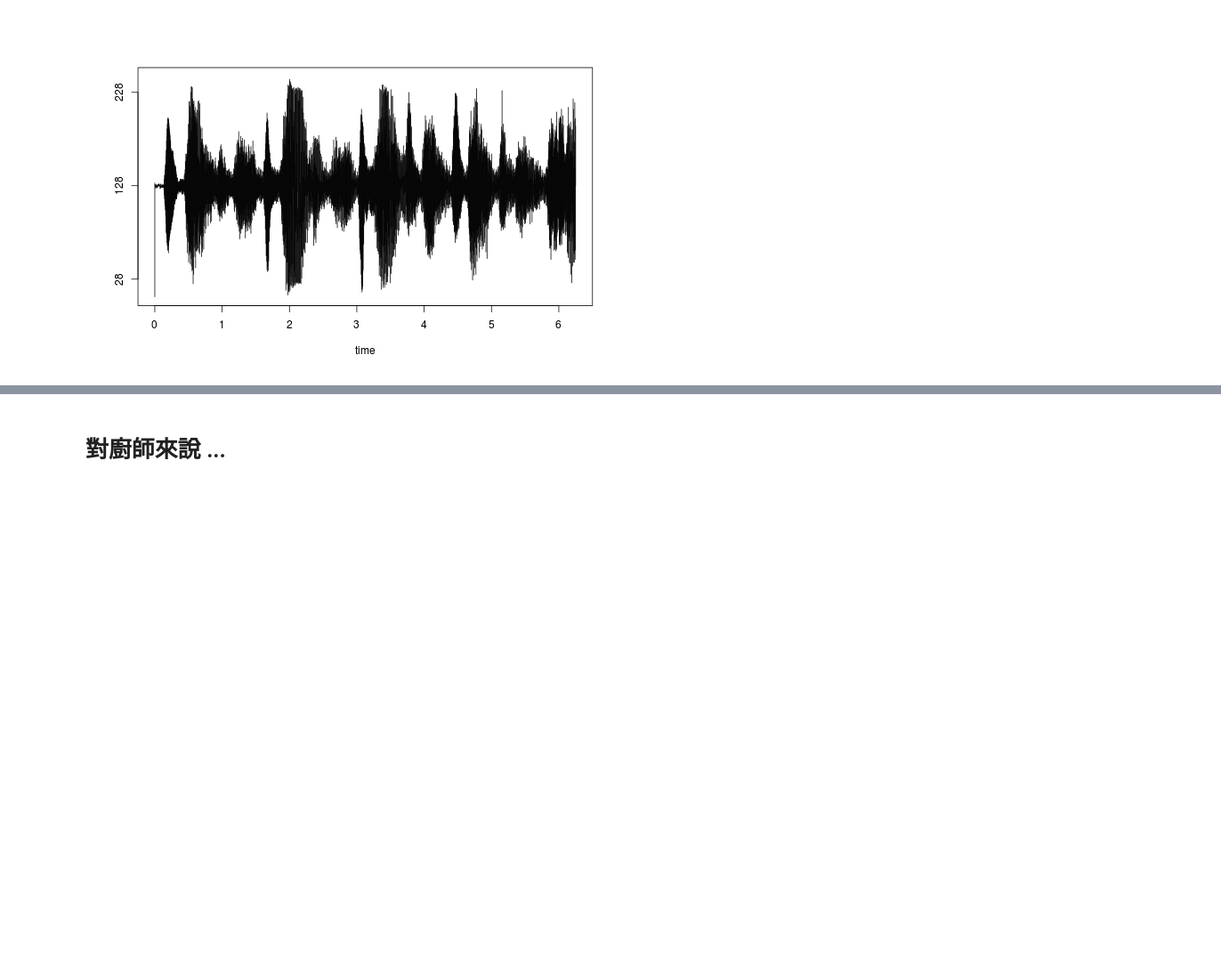
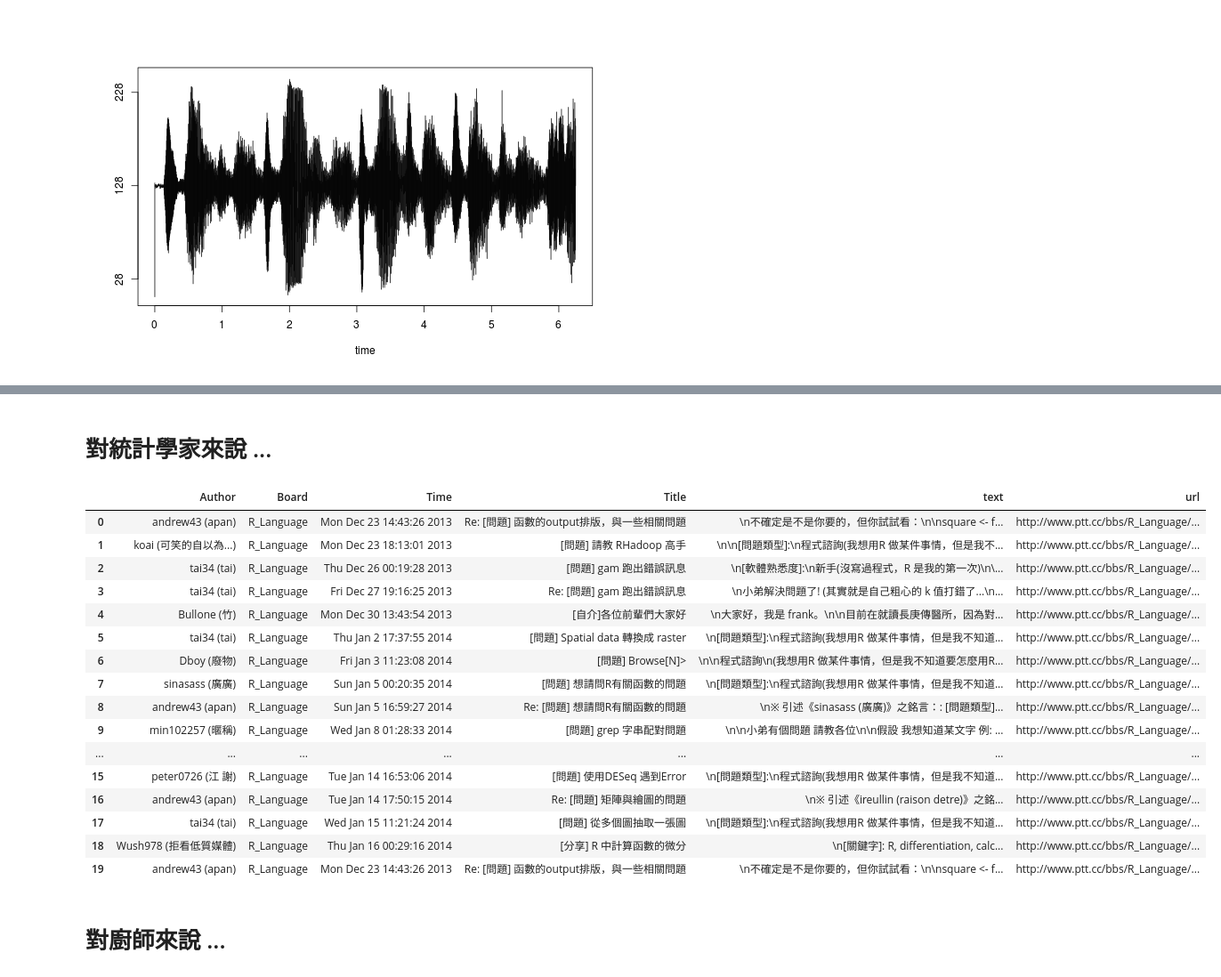
Before and after one commit to c3h3/OSSF-IntroDSwithR-20130118, a Jupyter notebook: LectureSlides.ipynb, the cells around one changed output, grey strips where cells are left out. Shown at 89% size. Saved outputs shown, nothing was run; the diff lists cells and outputs as text; code cells hidden in the pictures; blank space fills up the shorter version.

```diff
--- a/LectureSlides.ipynb
+++ b/LectureSlides.ipynb
@@ -133,6 +131,28 @@ plot(data)
 # 對資訊系學生來說 ...
 
 ![](imgs/db_schema.jpg)
+# %% [markdown]
+# 對統計學家來說 ...
+# %%
+article_df.head(20)
+# %% [output]
+|  | Author | Board | Time | Title | text | url |
+| 0 | andrew43 (apan) | R_Language | Mon Dec 23 14:43:26 2013 | Re: [問題] 函數的output排版，與一些相關問題 | \n不確定是不是你要的，但你試試看：\n\nsquare <- f... | http://www.ptt.cc/bbs/R_Language/... |
+| 1 | koai (可笑的自以為...) | R_Language | Mon Dec 23 18:13:01 2013 | [問題] 請教 RHadoop 高手 | \n\n[問題類型]:\n程式諮詢(我想用R 做某件事情，但是我不... | http://www.ptt.cc/bbs/R_Language/... |
+| 2 | tai34 (tai) | R_Language | Thu Dec 26 00:19:28 2013 | [問題] gam 跑出錯誤訊息 | \n[軟體熟悉度]:\n新手(沒寫過程式，R 是我的第一次)\n\... | http://www.ptt.cc/bbs/R_Language/... |
+| 3 | tai34 (tai) | R_Language | Fri Dec 27 19:16:25 2013 | Re: [問題] gam 跑出錯誤訊息 | \n小弟解決問題了! (其實就是自己粗心的 k 值打錯了...\n... | http://www.ptt.cc/bbs/R_Language/... |
+| 4 | Bullone (竹) | R_Language | Mon Dec 30 13:43:54 2013 | [自介]各位前輩們大家好 | \n大家好，我是 frank。\n\n目前在就讀長庚傳醫所，因為對... | http://www.ptt.cc/bbs/R_Language/... |
+| 5 | tai34 (tai) | R_Language | Thu Jan 2 17:37:55 2014 | [問題] Spatial data 轉換成 raster | \n[問題類型]:\n程式諮詢(我想用R 做某件事情，但是我不知道... | http://www.ptt.cc/bbs/R_Language/... |
+| 6 | Dboy (廢物) | R_Language | Fri Jan 3 11:23:08 2014 | [問題] Browse[N]> | \n\n程式諮詢\n(我想用R 做某件事情，但是我不知道要怎麼用R... | http://www.ptt.cc/bbs/R_Language/... |
+| 7 | sinasass (廣廣) | R_Language | Sun Jan 5 00:20:35 2014 | [問題] 想請問R有關函數的問題 | \n[問題類型]:\n程式諮詢(我想用R 做某件事情，但是我不知道... | http://www.ptt.cc/bbs/R_Language/... |
+| 8 | andrew43 (apan) | R_Language | Sun Jan 5 16:59:27 2014 | Re: [問題] 想請問R有關函數的問題 | \n※ 引述《sinasass (廣廣)》之銘言：: [問題類型]... | http://www.ptt.cc/bbs/R_Language/... |
+| 9 | min102257 (暱稱) | R_Language | Wed Jan 8 01:28:33 2014 | [問題] grep 字串配對問題 | \n\n小弟有個問題 請教各位\n\n假設 我想知道某文字 例: ... | http://www.ptt.cc/bbs/R_Language/... |
+| ... | ... | ... | ... | ... | ... | ... |
+| 15 | peter0726 (江 謝) | R_Language | Tue Jan 14 16:53:06 2014 | [問題] 使用DESeq 遇到Error | \n[問題類型]:\n程式諮詢(我想用R 做某件事情，但是我不知道... | http://www.ptt.cc/bbs/R_Language/... |
+| 16 | andrew43 (apan) | R_Language | Tue Jan 14 17:50:15 2014 | Re: [問題] 矩陣與繪圖的問題 | \n※ 引述《ireullin (raison detre)》之銘... | http://www.ptt.cc/bbs/R_Language/... |
+| 17 | tai34 (tai) | R_Language | Wed Jan 15 11:21:24 2014 | [問題] 從多個圖抽取一張圖 | \n[問題類型]:\n程式諮詢(我想用R 做某件事情，但是我不知道... | http://www.ptt.cc/bbs/R_Language/... |
+| 18 | Wush978 (拒看低質媒體) | R_Language | Thu Jan 16 00:29:16 2014 | [分享] R 中計算函數的微分 | \n[關鍵字]: R, differentiation, calc... | http://www.ptt.cc/bbs/R_Language/... |
+| 19 | andrew43 (apan) | R_Language | Mon Dec 23 14:43:26 2013 | Re: [問題] 函數的output排版，與一些相關問題 | \n不確定是不是你要的，但你試試看：\n\nsquare <- f... | http://www.ptt.cc/bbs/R_Language/... |
 # %% [markdown]
 # 對廚師來說 ...
 # %%
```
Also changed, not shown: parts of 15 cells of this notebook, 13 other files.
